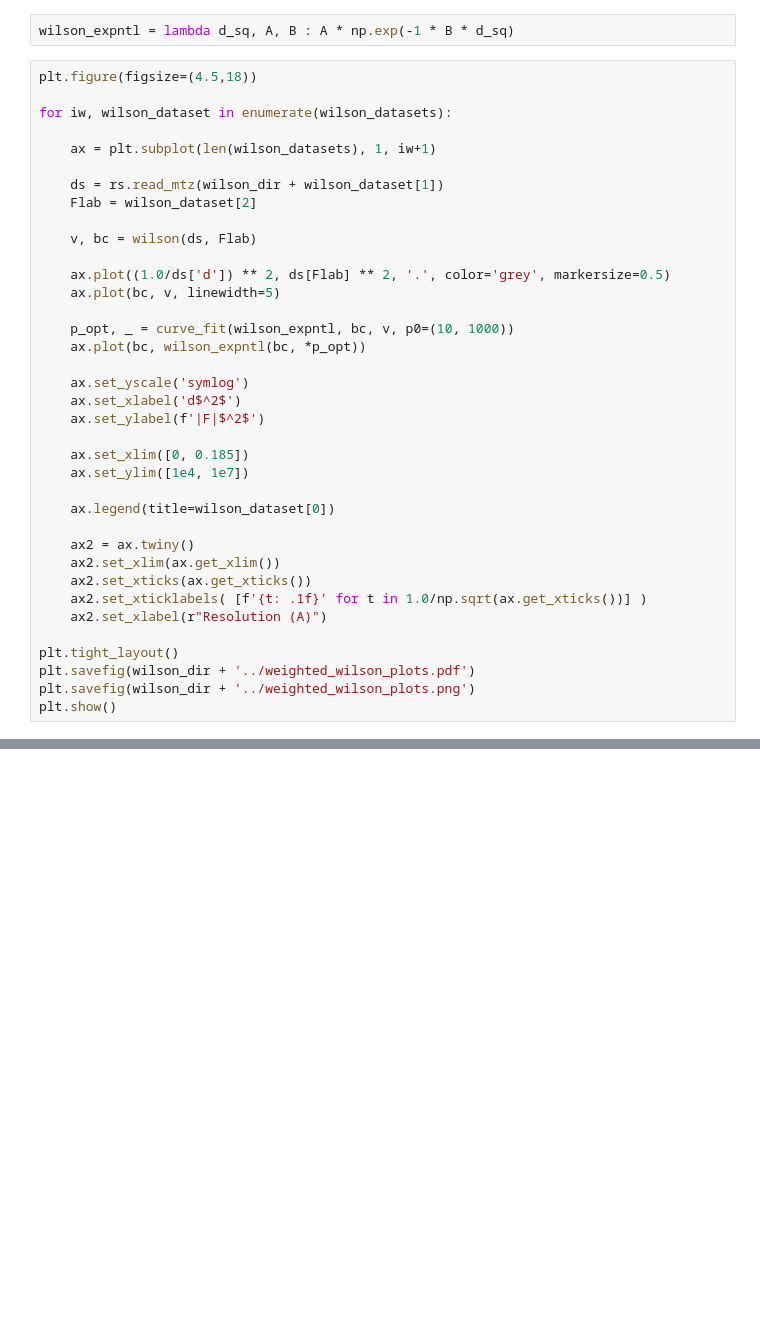
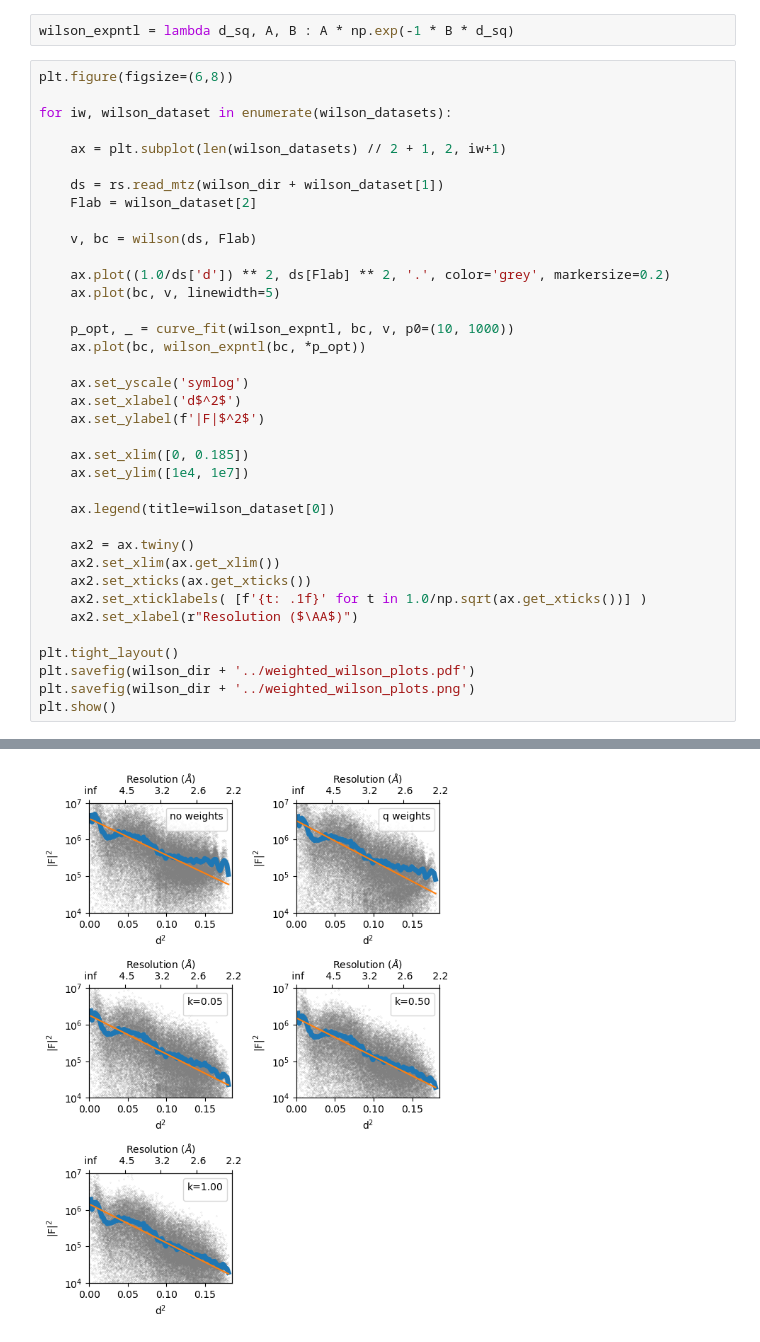
Before and after one commit to tjlane/mmcpd-p19638, a Jupyter notebook: kweight_opt.ipynb, the cells around one changed output, grey strips where cells are left out. Drawn from its saved outputs; the diff is of its cells as text; blank space fills up the shorter version.

```diff
--- a/kweight_opt.ipynb
+++ b/kweight_opt.ipynb
@@ -151,45 +151,46 @@ wilson_datasets = [
 # %%
 wilson_expntl = lambda d_sq, A, B : A * np.exp(-1 * B * d_sq)
 # %%
-plt.figure(figsize=(4.5,18))
+plt.figure(figsize=(6,8))
 
 for iw, wilson_dataset in enumerate(wilson_datasets):
 
-    ax = plt.subplot(len(wilson_datasets), 1, iw+1)
+    ax = plt.subplot(len(wilson_datasets) // 2 + 1, 2, iw+1)
 
     ds = rs.read_mtz(wilson_dir + wilson_dataset[1])
     Flab = wilson_dataset[2]
 
     v, bc = wilson(ds, Flab)
 
-    ax.plot((1.0/ds['d']) ** 2, ds[Flab] ** 2, '.', color='grey', markersize=0.5)
+    ax.plot((1.0/ds['d']) ** 2, ds[Flab] ** 2, '.', color='grey', markersize=0.2)
     ax.plot(bc, v, linewidth=5)
 
     p_opt, _ = curve_fit(wilson_expntl, bc, v, p0=(10, 1000))
     ax.plot(bc, wilson_expntl(bc, *p_opt))
 
     ax.set_yscale('symlog')
     ax.set_xlabel('d$^2$')
     ax.set_ylabel(f'|F|$^2$')
 
     ax.set_xlim([0, 0.185])
     ax.set_ylim([1e4, 1e7])
 
     ax.legend(title=wilson_dataset[0])
 
     ax2 = ax.twiny()
     ax2.set_xlim(ax.get_xlim())
     ax2.set_xticks(ax.get_xticks())
     ax2.set_xticklabels( [f'{t: .1f}' for t in 1.0/np.sqrt(ax.get_xticks())] )
-    ax2.set_xlabel(r"Resolution (A)")
+    ax2.set_xlabel(r"Resolution ($\AA$)")
 
 plt.tight_layout()
 plt.savefig(wilson_dir + '../weighted_wilson_plots.pdf')
 plt.savefig(wilson_dir + '../weighted_wilson_plots.png')
 plt.show()
 # %% [output]
 No artists with labels found to put in legend.  Note that artists whose label start with an underscore are ignored when legend() is called with no argument.
 No artists with labels found to put in legend.  Note that artists whose label start with an underscore are ignored when legend() is called with no argument.
 No artists with labels found to put in legend.  Note that artists whose label start with an underscore are ignored when legend() is called with no argument.
 No artists with labels found to put in legend.  Note that artists whose label start with an underscore are ignored when legend() is called with no argument.
 No artists with labels found to put in legend.  Note that artists whose label start with an underscore are ignored when legend() is called with no argument.
+[figure, added]
```
